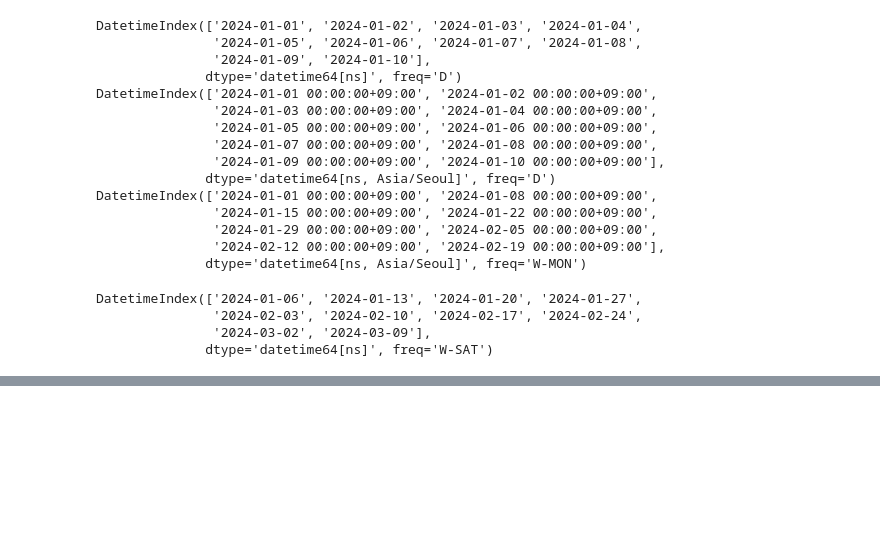
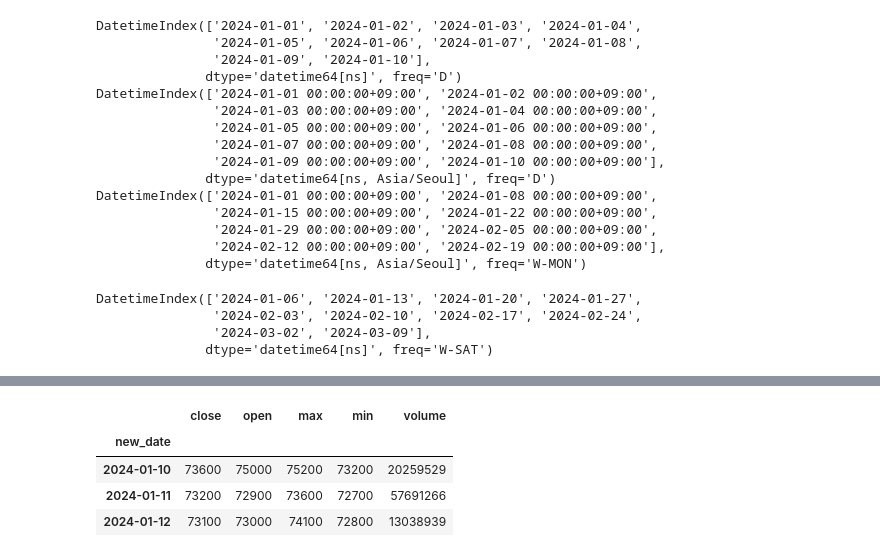
Before and after one commit to KimJeayool/python_pandas, a Jupyter notebook: 2024.03.23_시계열데이터.ipynb, the cells around one changed output, grey strips where cells are left out. Drawn from its saved outputs; the diff is of its cells as text; code cells hidden in the pictures; blank space fills up the shorter version.

```diff
--- a/2024.03.23_시계열데이터.ipynb
+++ b/2024.03.23_시계열데이터.ipynb
@@ -167,0 +238,12 @@ DatetimeIndex(['2024-01-06', '2024-01-13', '2024-01-20', '2024-01-27',
+# %%
+# 원본 복사
+stock3 = stock2.copy()
+stock3.set_index('new_date', inplace=True)
+stock3.drop('date', axis='columns', inplace=True)
+stock3.head(3)
+# %% [output]
+|  | close | open | max | min | volume |
+| new_date |  |  |  |  |  |
+| 2024-01-10 | 73600 | 75000 | 75200 | 73200 | 20259529 |
+| 2024-01-11 | 73200 | 72900 | 73600 | 72700 | 57691266 |
+| 2024-01-12 | 73100 | 73000 | 74100 | 72800 | 13038939 |
```
Also changed, not shown: parts of 5 cells of this notebook, 2 other files.
